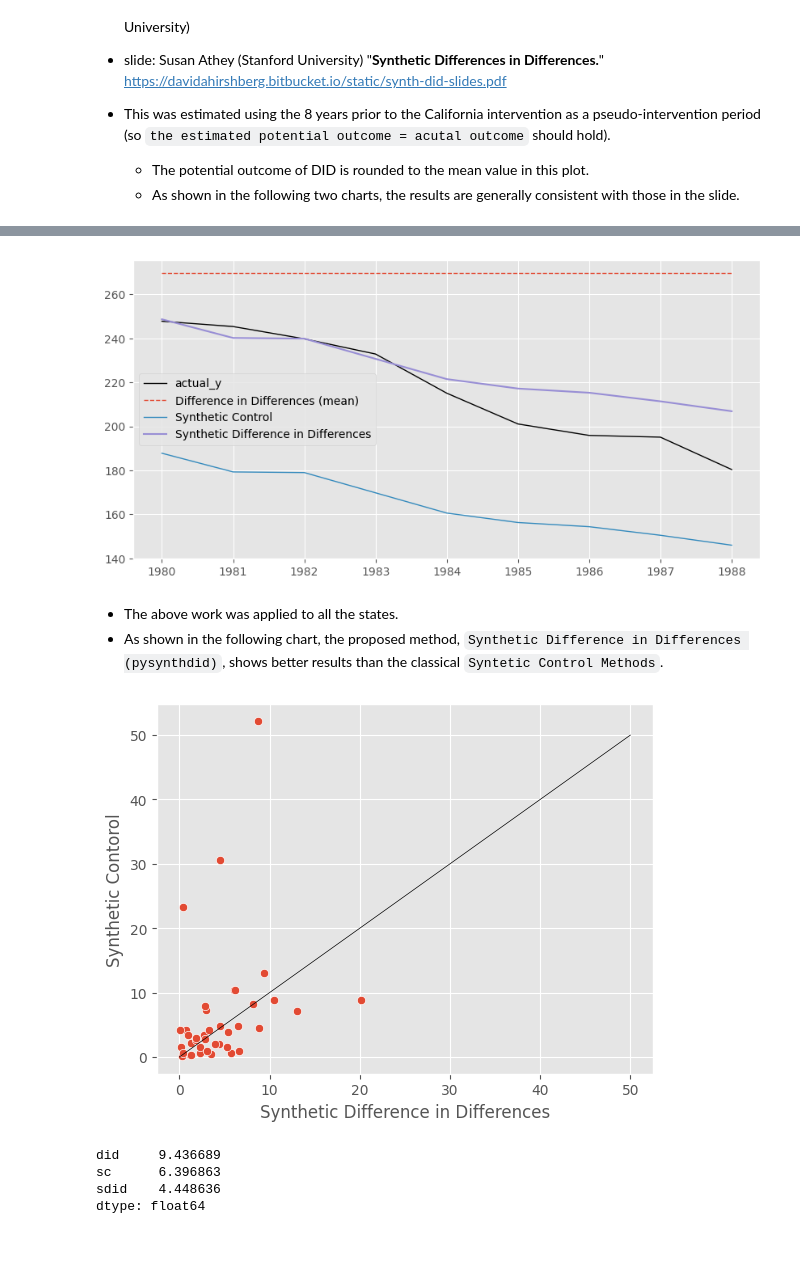
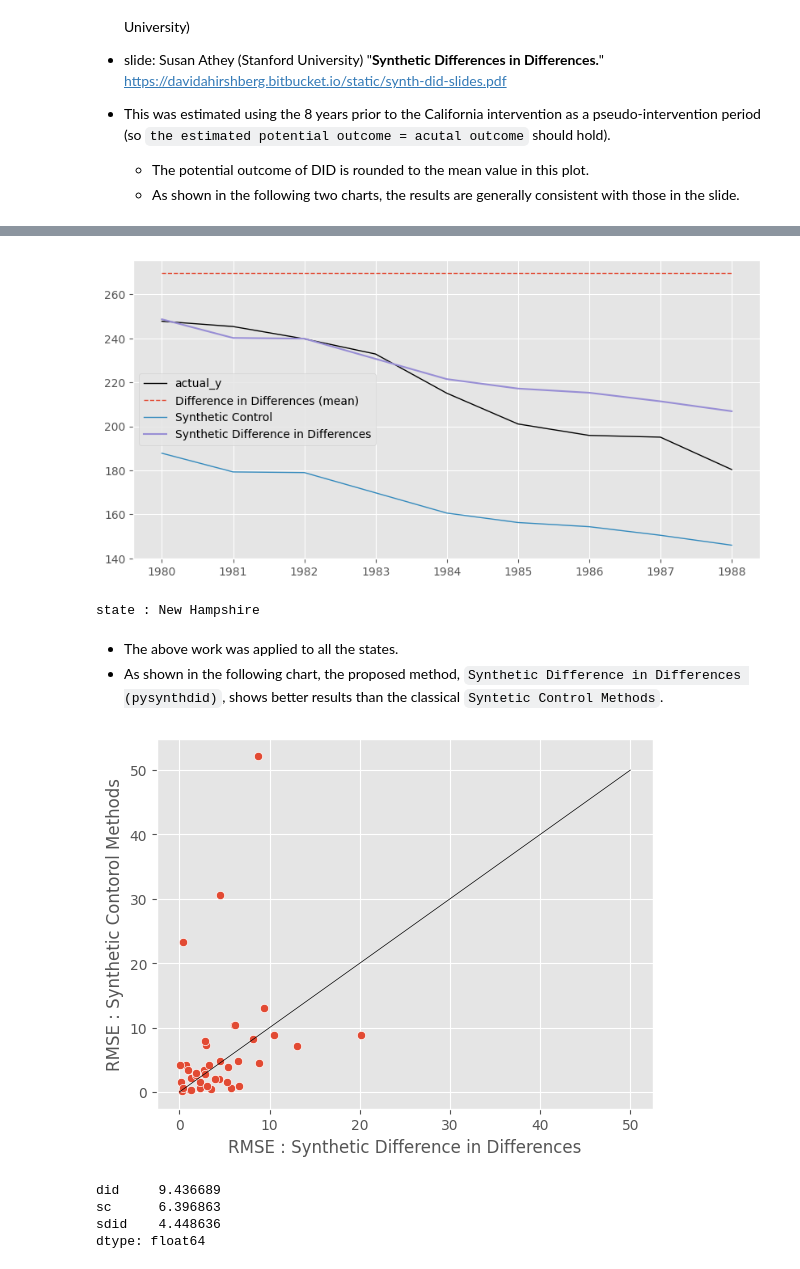
Before and after one commit to MasaAsami/pysynthdid, a Jupyter notebook: notebook/ReproductionExperiment_CaliforniaSmoking.ipynb, the cells around one changed output, grey strips where cells are left out. Saved outputs shown, nothing was run; the diff lists cells and outputs as text; code cells hidden in the pictures.

```diff
--- a/notebook/ReproductionExperiment_CaliforniaSmoking.ipynb
+++ b/notebook/ReproductionExperiment_CaliforniaSmoking.ipynb
@@ -268,15 +271,17 @@ sdid_c.delta_plot(post_only=True)
 <img src="fig/NewHampshire.png">
 # %%
 sdid_nh.delta_plot(post_only=True)
+print("state : New Hampshire")
 # %% [output]
 [figure]
+state : New Hampshire
 # %% [markdown]
 - The above work was applied to all the states.
 - As shown in the following chart, the proposed method, `Synthetic Difference in Differences (pysynthdid)`, shows better results than the classical `Syntetic Control Methods`.
 # %%
 state_list = df.columns
 
-result_mse_list = []
+result_rmse_list = []
 
 for _state in tqdm(state_list):
     _sdid = SynthDID(df, PRE_TEREM2, POST_TEREM2, [_state])
@@ -289,25 +294,25 @@ for _state in tqdm(state_list):
     _outcome["sdid"] = _sdid.sdid_potentical_outcome()
     _outcome = _outcome.loc[POST_TEREM2[0] : POST_TEREM2[1]]
 
-    _mse = np.sqrt((_outcome.mean() - _outcome.mean()["actual_y"]) ** 2)
-    _mse = pd.DataFrame(_mse).T[["did", "sc", "sdid"]]
-    _mse.index = [_state]
+    _rmse = np.sqrt((_outcome.mean() - _outcome.mean()["actual_y"]) ** 2)
+    _rmse = pd.DataFrame(_rmse).T[["did", "sc", "sdid"]]
+    _rmse.index = [_state]
 
-    result_mse_list.append(_mse)
+    result_rmse_list.append(_rmse)
 # %%
-result_mse = pd.concat(result_mse_list)
+result_rmse = pd.concat(result_rmse_list)
 # %%
 fig = plt.figure()
 ax = fig.add_subplot(1, 1, 1)
 _x = np.linspace(0, 50, 30)
 _y = _x
-sns.scatterplot(data=result_mse, x="sdid", y="sc", ax = ax)
+sns.scatterplot(data=result_rmse, x="sdid", y="sc", ax = ax)
 ax.plot(_x, _y, color='black',  linestyle='solid',linewidth = 0.5)
-ax.set_xlabel("Synthetic Difference in Differences")
-ax.set_ylabel("Synthetic Contorol")
+ax.set_xlabel("RMSE : Synthetic Difference in Differences")
+ax.set_ylabel("RMSE : Synthetic Contorol Methods")
 #ax.set_xlim(0, 25)
 #ax.set_ylim(0, 55)
 plt.show()
 # %% [output]
-[figure, old version]
+[figure, new version]
 # %%
```
Also changed, not shown: parts of 5 cells of this notebook, 1 other file.
